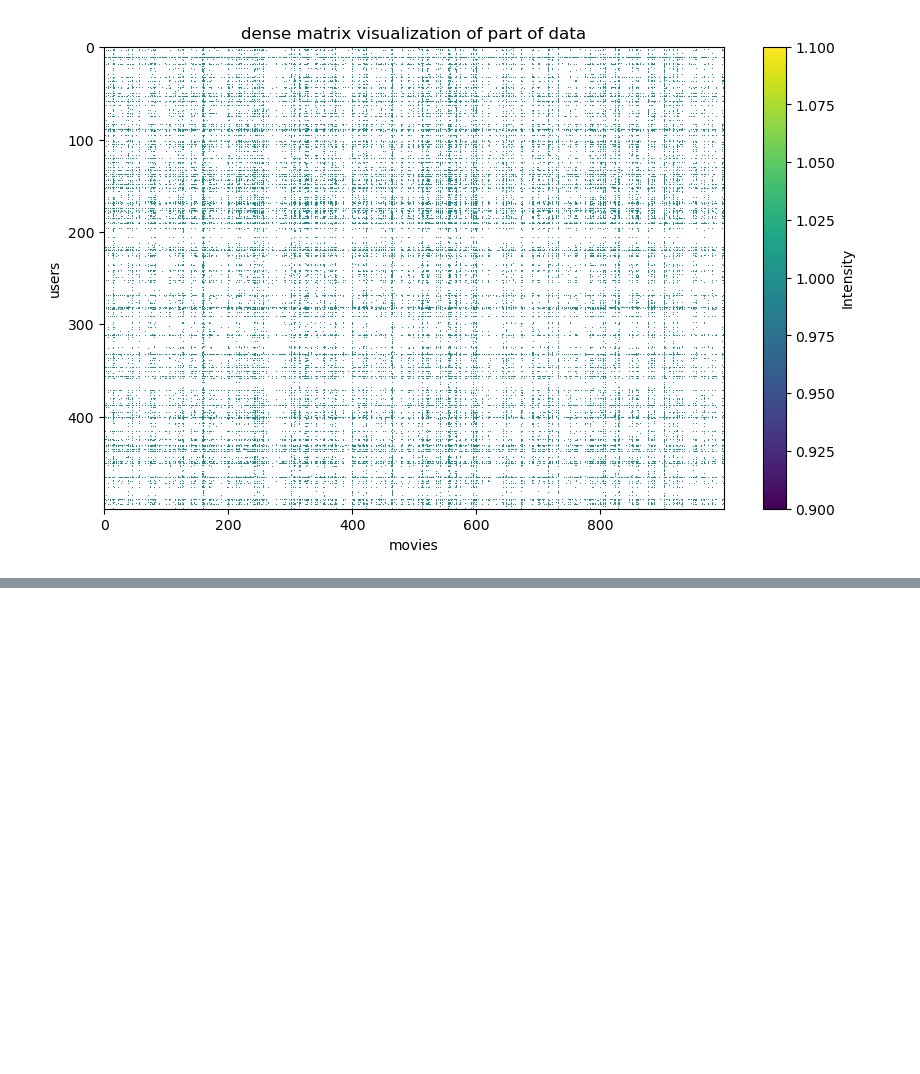
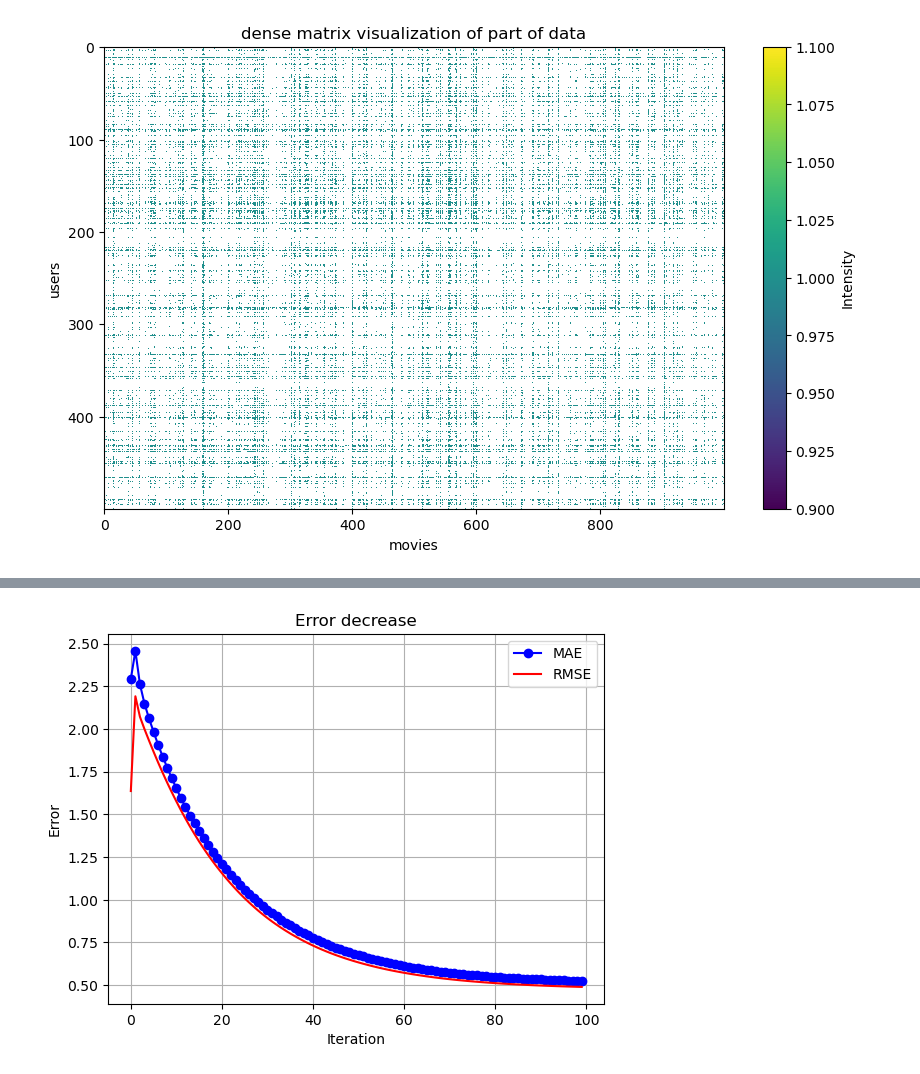
Before and after one commit to Kessius00/nn-s-matrix-fc, a Jupyter notebook: lsmc/lsmc_v4.ipynb, the cells around one changed output, grey strips where cells are left out. Saved outputs shown, nothing was run; the diff lists cells and outputs as text; code cells hidden in the pictures; blank space fills up the shorter version.

```diff
--- a/lsmc/lsmc_v4.ipynb
+++ b/lsmc/lsmc_v4.ipynb
@@ -445,0 +152,15 @@ TypeError: LMSC_optimize() missing 1 required positional argument: 'num_iteratio
+# %%
+
+# Suppose you have specific values for lambda, rho, and gamma
+lambda_ = 0.1
+rho = 0.10
+gamma = 0.001
+# Example of selecting errors for specific lambda, rho, and gamma
+specific_errors = df_results[
+    (df_results['lambda'] == lambda_) &
+    (df_results['rho'] == rho) &
+    (df_results['gamma'] == gamma)
+]
+# Convert 'errors' and 'relative_errors' columns to NumPy arrays
+errors_array = specific_errors['errors'].to_numpy()[0]
+relative_errors_array = specific_errors['relative_errors'].to_numpy()[0]
@@ -445,0 +271,4 @@ TypeError: LMSC_optimize() missing 1 required positional argument: 'num_iteratio
+# %%
+errorPlot(errors_array)
+# %% [output]
+[figure, added]
```
Also changed, not shown: parts of 36 cells of this notebook, 4 other files.
